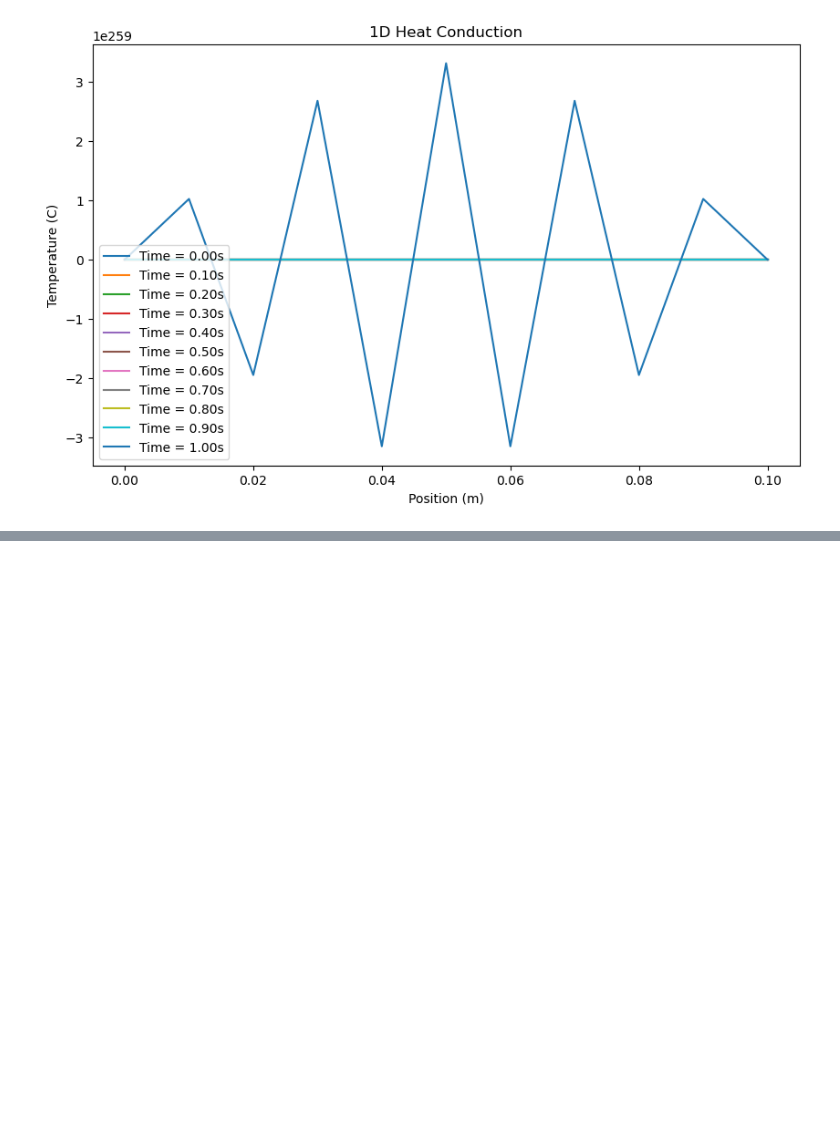
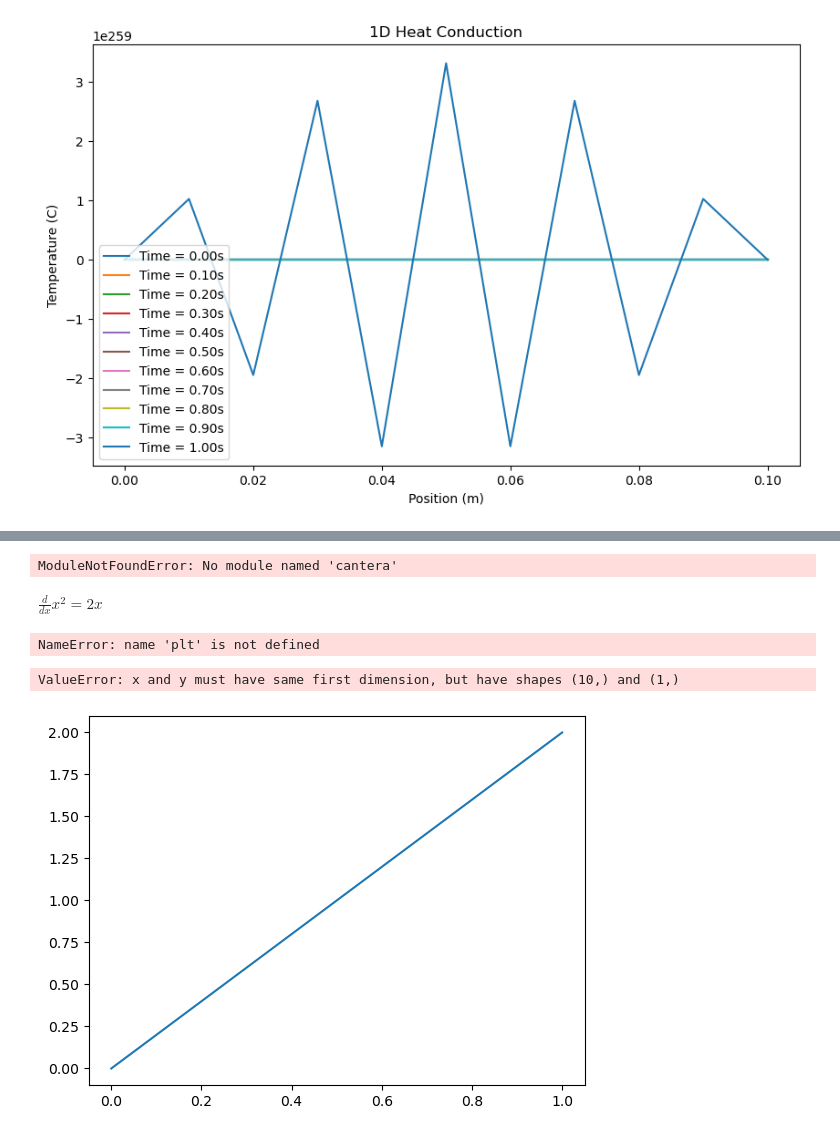
Before and after one commit to aliarazmin/Python, a Jupyter notebook: nothing. .ipynb, the cells around one changed output, grey strips where cells are left out. Drawn from its saved outputs; the diff is of its cells as text; code cells hidden in the pictures; blank space fills up the shorter version.

```diff
--- a/nothing. .ipynb
+++ b/nothing. .ipynb
@@ -2585,0 +323,77 @@ plot_temperature_evolution(time_values, temperature_profile)
+# %%
+import numpy as np
+import cantera as ct
+from scipy.optimize import root_scalar
+
+from pint import UnitRegistry
+ureg = UnitRegistry()
+Q_ = ureg.Quantity
+# %% [output]
+ModuleNotFoundError: No module named 'cantera'
+# %%
+import sympy
+sympy.init_printing(use_latex='mathjax')
+
+x = sympy.symbols('x', real=True)
+
+f = x**2
+
+# take derivative of f with respect to x
+dfdx = sympy.diff(f, x)
+
+# this complicated expression is only necessary for printing.
+# It creates an equation object, that sets the unevaluated
+# derivative of f equal to the calculated derivative.
+display(sympy.Eq(sympy.Derivative(f), dfdx))
+# %% [output]
+$\displaystyle \frac{d}{d x} x^{2} = 2 x$
+# %%
+calc_derivative = sympy.lambdify(x, dfdx, 'numpy')
+
+x_vals = np.linspace(0, 1, 10)
+
+plt.plot(x_vals, 2*x_vals, label='Exact derivative')
+plt.plot(x_vals, calc_derivative(x_vals), 'o', label='SymPy derivative')
+
+plt.xlabel('x')
+plt.ylabel('df/dx')
+plt.grid(True)
+plt.legend()
+plt.show()
+# %% [output]
+NameError: name 'plt' is not defined
+# %%
+import sympy
+import numpy as np
+import matplotlib.pyplot as plt
+
+# Define the symbol x
+x = sympy.symbols('x')
+
+# Define the function f(x) = x^2
+f_x = 2 * x
+
+# Calculate the exact derivative
+dfdx = sympy.diff(f_x, x)
+
+# Lambdify the derivative function for numerical evaluation
+calc_derivative = sympy.lambdify(x, dfdx, 'numpy')
+
+# Generate x values
+x_vals = np.linspace(0, 1, 10)
+
+# Plot the exact derivative
+plt.plot(x_vals, 2*x_vals, label='Exact derivative')
+
+# Plot the SymPy derivative
+plt.plot(x_vals, calc_derivative(x_vals), 'o', label='SymPy derivative')
+
+# Labeling and legend
+plt.xlabel('x')
+plt.ylabel('df/dx')
+plt.grid(True)
+plt.legend()
+plt.show()
+# %% [output]
+ValueError: x and y must have same first dimension, but have shapes (10,) and (1,)
+[figure, added]
```
Also changed, not shown: parts of 23 cells of this notebook, 3 other files.
